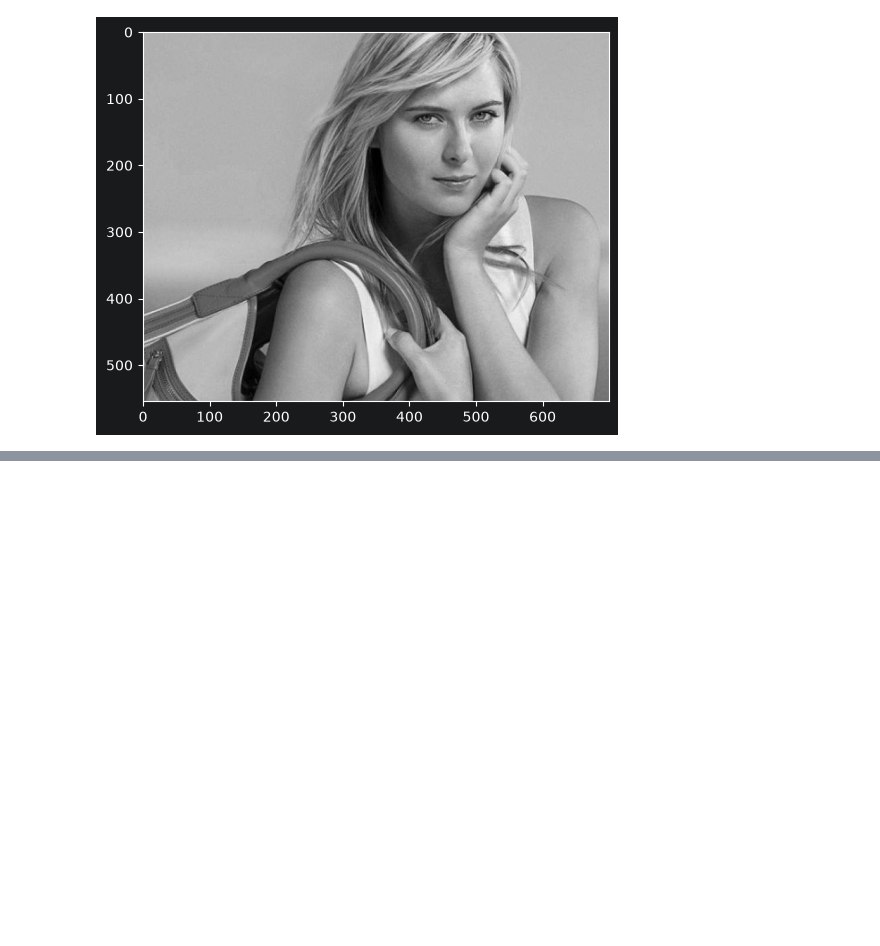
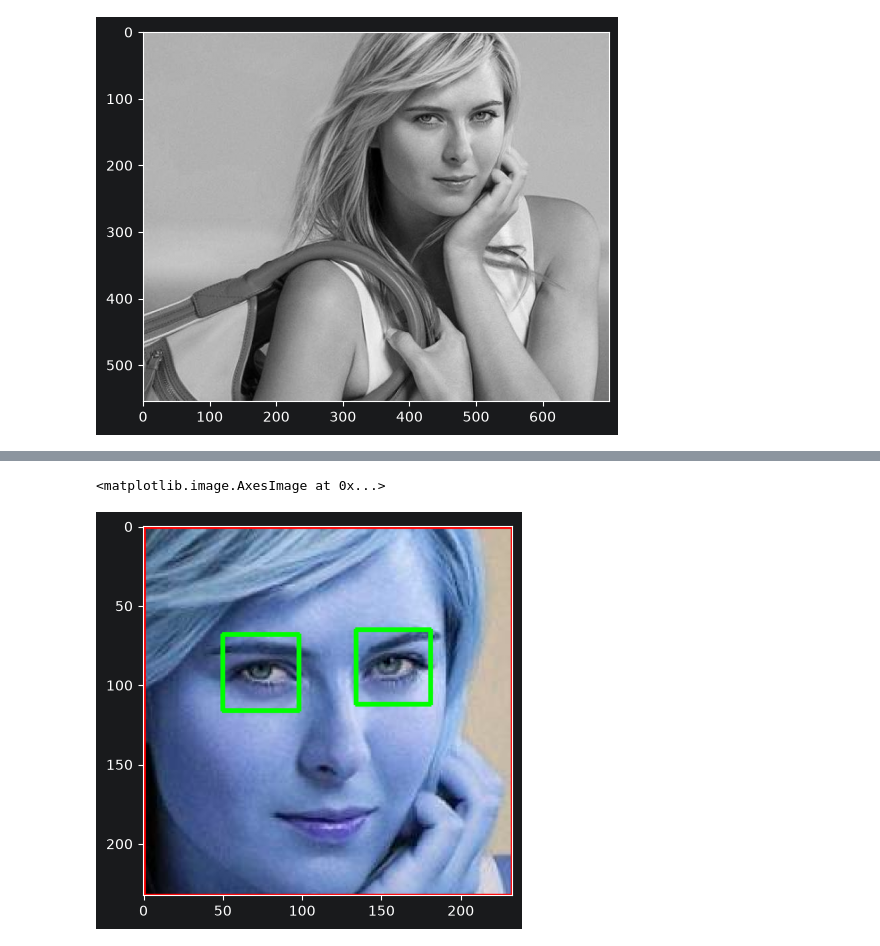
Before and after one commit to Aruunprakash/Image-Classification, a Jupyter notebook: model/class_model.ipynb, the cells around one changed output, grey strips where cells are left out. Cells and saved outputs as stored; diff of their text form; code cells hidden in the pictures; blank space fills up the shorter version.

```diff
--- a/model/class_model.ipynb
+++ b/model/class_model.ipynb
@@ -23,0 +58,5 @@ plt.imshow(gray,cmap='gray')
+# %%
+plt.imshow(roi_color, cmap='gray')
+# %% [output]
+<matplotlib.image.AxesImage at 0x...>
+[figure, added]
```
Also changed, not shown: parts of 7 cells of this notebook.
